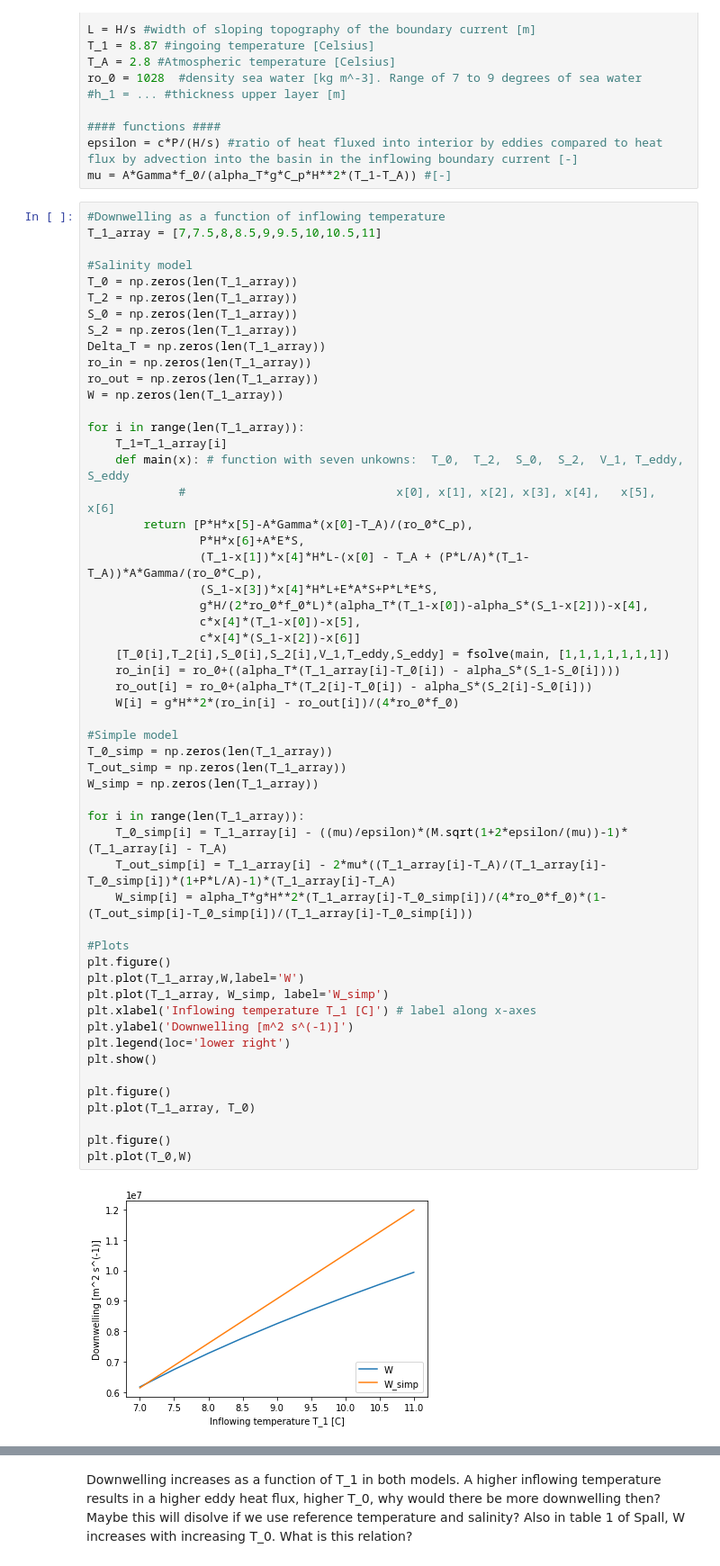
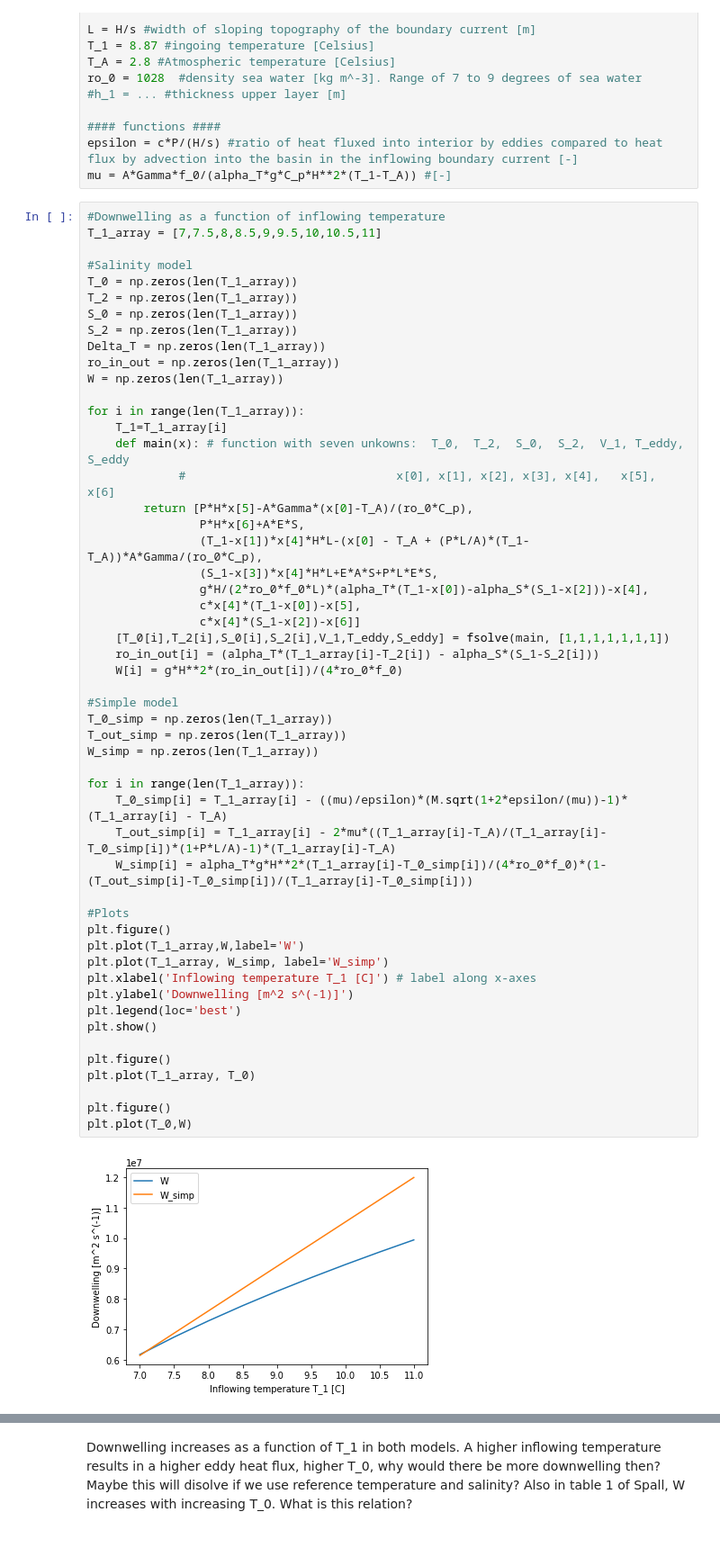
Before and after one commit to Emma0112/MarginalSeaModel, a Jupyter notebook: DownwellingPlots.ipynb, the cells around one changed output, grey strips where cells are left out. Shown at 90% size. Saved outputs shown, nothing was run; the diff lists cells and outputs as text.

```diff
--- a/DownwellingPlots.ipynb
+++ b/DownwellingPlots.ipynb
@@ -49,8 +49,7 @@ T_2 = np.zeros(len(T_1_array))
 S_0 = np.zeros(len(T_1_array))
 S_2 = np.zeros(len(T_1_array))
 Delta_T = np.zeros(len(T_1_array))
-ro_in = np.zeros(len(T_1_array))
-ro_out = np.zeros(len(T_1_array))
+ro_in_out = np.zeros(len(T_1_array))
 W = np.zeros(len(T_1_array))
 
 for i in range(len(T_1_array)):
@@ -63,38 +62,37 @@ for i in range(len(T_1_array)):
                 (S_1-x[3])*x[4]*H*L+E*A*S+P*L*E*S,
                 g*H/(2*ro_0*f_0*L)*(alpha_T*(T_1-x[0])-alpha_S*(S_1-x[2]))-x[4],
                 c*x[4]*(T_1-x[0])-x[5],
                 c*x[4]*(S_1-x[2])-x[6]]
     [T_0[i],T_2[i],S_0[i],S_2[i],V_1,T_eddy,S_eddy] = fsolve(main, [1,1,1,1,1,1,1])
-    ro_in[i] = ro_0+((alpha_T*(T_1_array[i]-T_0[i]) - alpha_S*(S_1-S_0[i])))
-    ro_out[i] = ro_0+(alpha_T*(T_2[i]-T_0[i]) - alpha_S*(S_2[i]-S_0[i]))
-    W[i] = g*H**2*(ro_in[i] - ro_out[i])/(4*ro_0*f_0)
+    ro_in_out[i] = (alpha_T*(T_1_array[i]-T_2[i]) - alpha_S*(S_1-S_2[i]))
+    W[i] = g*H**2*(ro_in_out[i])/(4*ro_0*f_0)
 
 #Simple model
 T_0_simp = np.zeros(len(T_1_array))
 T_out_simp = np.zeros(len(T_1_array))
 W_simp = np.zeros(len(T_1_array))
 
 for i in range(len(T_1_array)):
     T_0_simp[i] = T_1_array[i] - ((mu)/epsilon)*(M.sqrt(1+2*epsilon/(mu))-1)*(T_1_array[i] - T_A)
     T_out_simp[i] = T_1_array[i] - 2*mu*((T_1_array[i]-T_A)/(T_1_array[i]-T_0_simp[i])*(1+P*L/A)-1)*(T_1_array[i]-T_A)
     W_simp[i] = alpha_T*g*H**2*(T_1_array[i]-T_0_simp[i])/(4*ro_0*f_0)*(1-(T_out_simp[i]-T_0_simp[i])/(T_1_array[i]-T_0_simp[i]))
 
 #Plots
 plt.figure()
 plt.plot(T_1_array,W,label='W')
 plt.plot(T_1_array, W_simp, label='W_simp')
 plt.xlabel('Inflowing temperature T_1 [C]') # label along x-axes
 plt.ylabel('Downwelling [m^2 s^(-1)]')
-plt.legend(loc='lower right')
+plt.legend(loc='best')
 plt.show()
 
 plt.figure()
 plt.plot(T_1_array, T_0)
 
 plt.figure()
 plt.plot(T_0,W)
 # %% [output]
-[figure, old version]
+[figure, new version]
 [<matplotlib.lines.Line2D at 0x...>]
 [figure]
 [figure]
```
Also changed, not shown: 3 other files.
